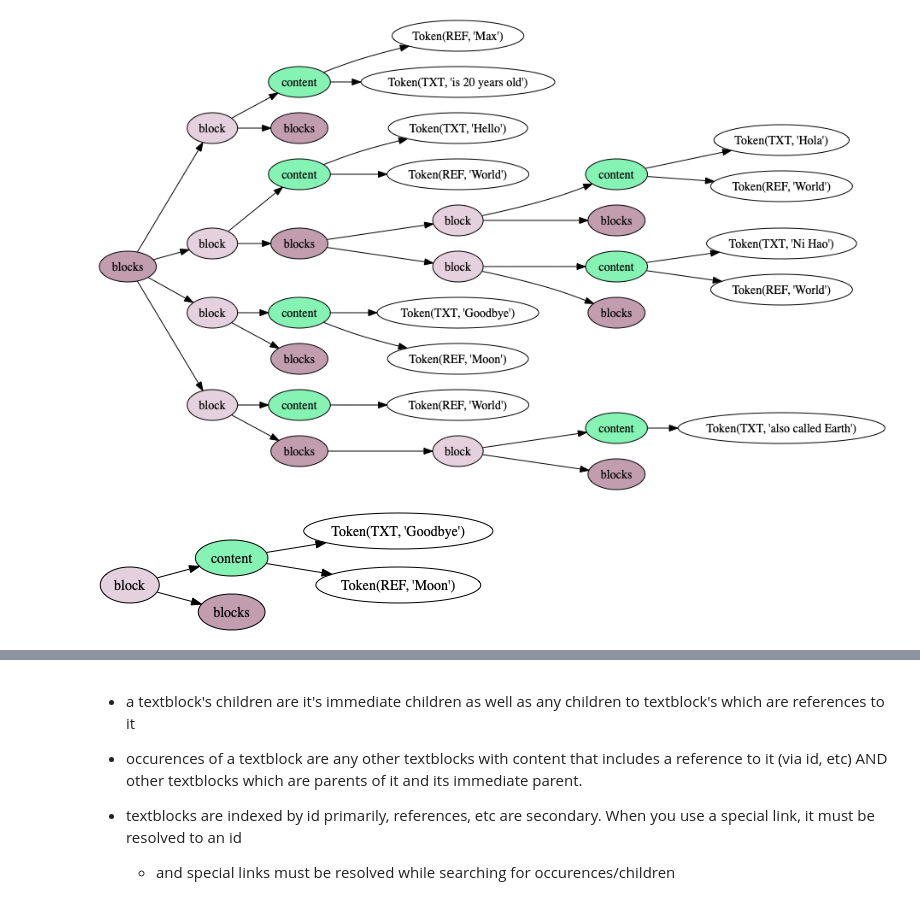
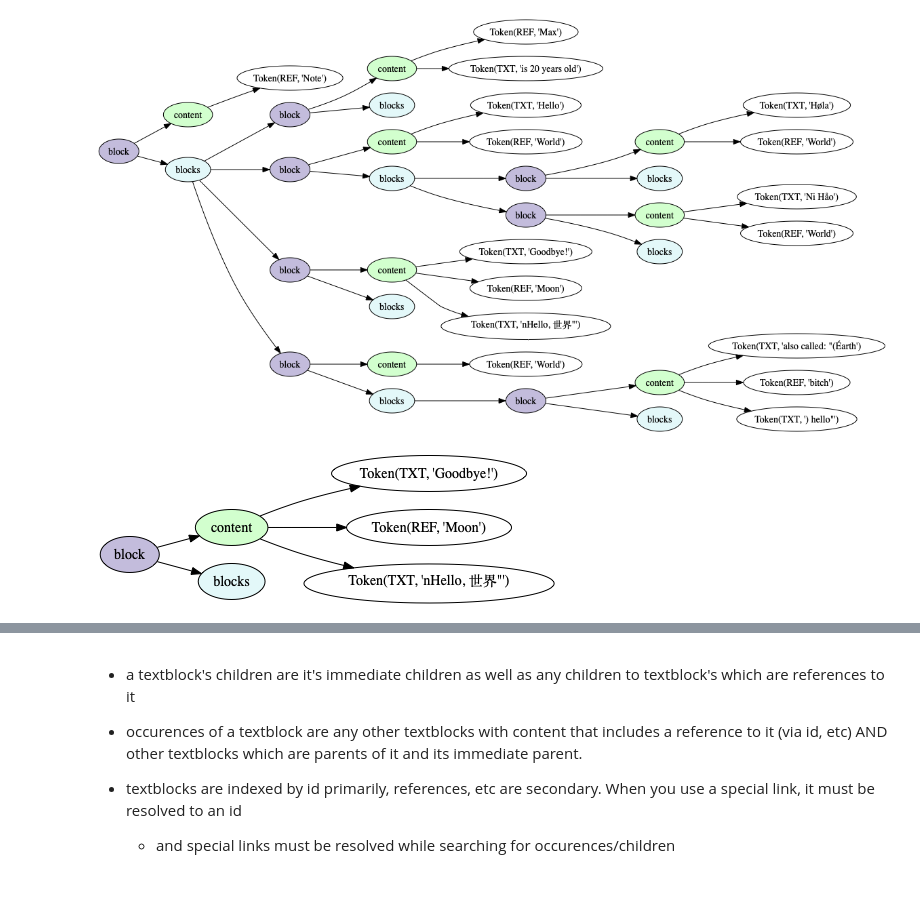
Before and after one commit to maxsun/SemanticScribe, a Jupyter notebook: Playground.ipynb, the cells around one changed output, grey strips where cells are left out. Saved outputs shown, nothing was run; the diff lists cells and outputs as text; code cells hidden in the pictures.

```diff
--- a/Playground.ipynb
+++ b/Playground.ipynb
@@ -28,5 +31,4 @@ def display_graph(g, filename='viz.png'):
 # %%
-NOTES_FOLDER = './note_files/'
 
 GRAMMAR = open('./grammar.lark').read()
 
@@ -42,47 +44,49 @@ class TreeIndenter(Indenter):
 
 class TreeTransformer(Transformer):
     """Pos-processing to modify the lark generated tree"""
     @staticmethod
     def text(items):
         """Join words under text nodes in the AST"""
         return Token('TXT', ' '.join(items))
 
     @staticmethod
     def reference(items):
         """Join words under reference nodes in the AST"""
         return Token('REF', ' '.join(items))
 
 PARSER = Lark(
     GRAMMAR,
     parser='lalr',
     postlex=TreeIndenter(),
     transformer=TreeTransformer)
 
 
-def ast_from_text(text):
+def ast_from_text(text, root_content=[]):
     """Parse text into an array of block ASTs"""
+    if len(root_content) > 0:
+        return Tree('block', [Tree('content', root_content), PARSER.parse(text)] )
     return PARSER.parse(text)
 
 ast = ast_from_text('''
 - [[Max]] is 20 years old
 - Hello [[World]]
-  - Hola [[World]]
-  - Ni Hao [[World]]
-- Goodbye [[Moon]]
+  - Høla [[World]]
+  - Ni Håo [[World]]
+- Goodbye! [[Moon]] nHello, 世界"
 - [[World]]
-  - also called Earth
-''')
+  - also called: "(Éarth [[bitch]]) hello"
+''', [Token('REF', 'Note')])
 
 display_tree(ast)
 # %% [output]
-[figure, old version]
+[figure, new version]
 # %%
 
 # Get trees with data
 all_blocks = list(ast.find_data('block'))
 display_tree(all_blocks[4])
 # %% [output]
-[figure, old version]
+[figure, new version]
 # %%
 # get blocks containing a reference with <value>
 def get_blocks_with_ref(value, blocks):
```
Also changed, not shown: parts of 11 cells of this notebook, 5 other files.
